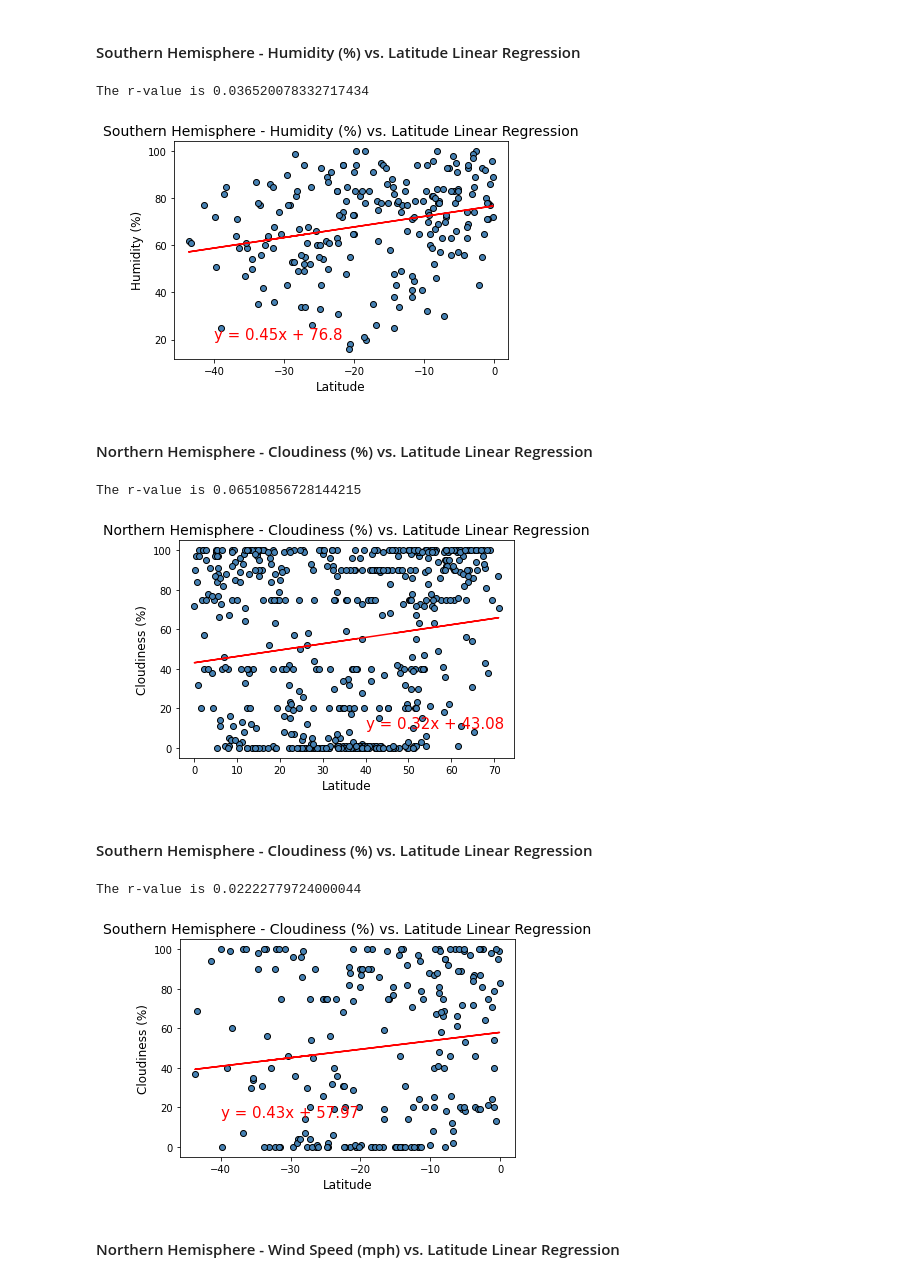
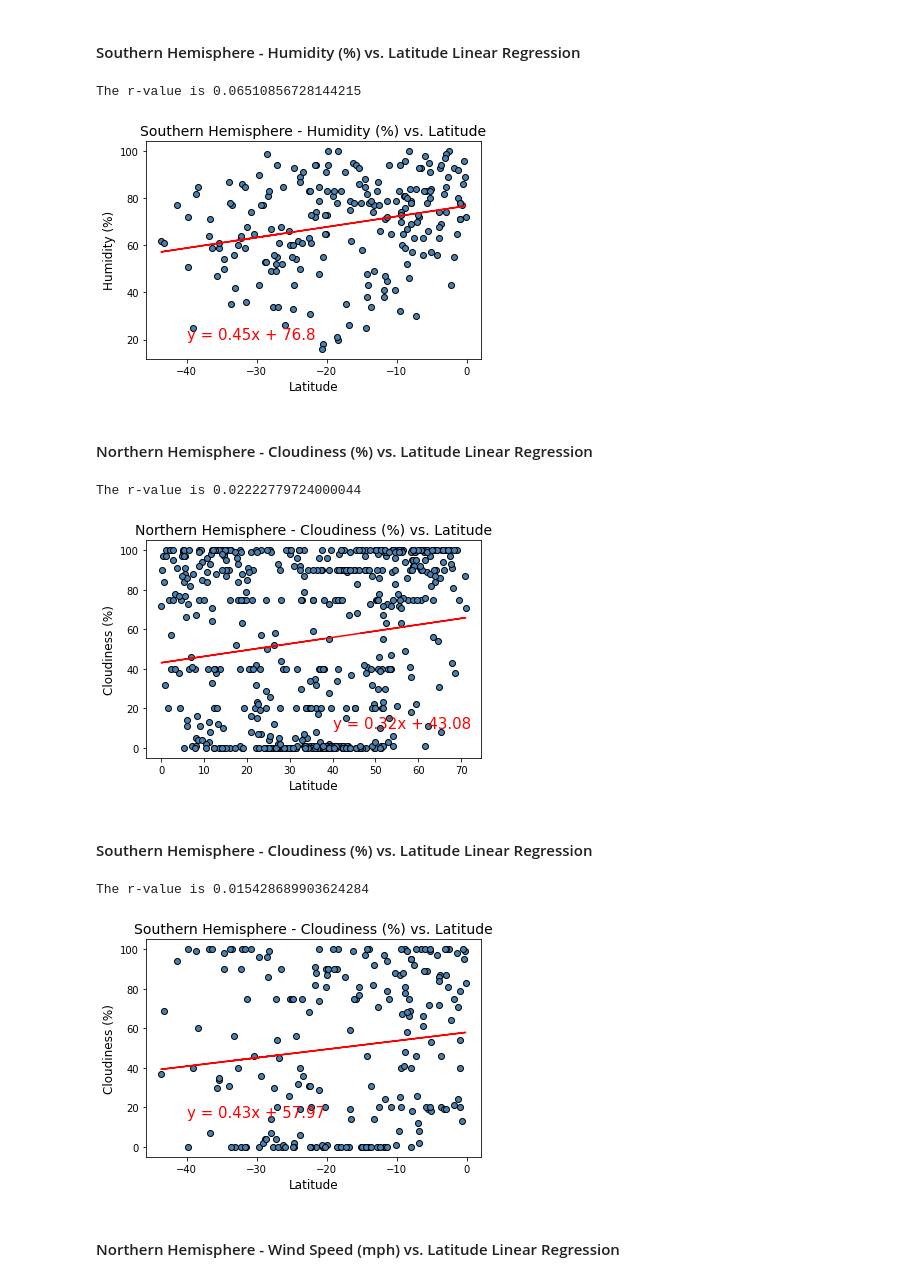
Before and after one commit to karimova/UCI_HW_Karimova, a Jupyter notebook: 06-Python-API-Challenge/WeatherPy/WeatherPy_solved.ipynb, the cells around one changed output. Cells and saved outputs as stored; diff of their text form; code cells hidden in the pictures.

```diff
--- a/06-Python-API-Challenge/WeatherPy/WeatherPy_solved.ipynb
+++ b/06-Python-API-Challenge/WeatherPy/WeatherPy_solved.ipynb
@@ -487,47 +487,46 @@ The r-value is 0.29777248084213165
 # %%
 x_axis = south_hemisphere['Lat']
 y_axis = south_hemisphere["Humidity"]
 
+#Plot
+(slope, intercept, rvalue, pvalue, stderr) = linregress(x_axis, y_axis)
 #R-value:
 print(f"The r-value is {rvalue**2}")
 
-#Plot
-(slope, intercept, rvalue, pvalue, stderr) = linregress(x_axis, y_axis)
 
 regress_values = x_axis * slope + intercept
 line_eq = "y = " + str(round(slope,2)) + "x + " + str(round(intercept,2))
 plt.scatter(x_axis,y_axis, facecolor = "steelblue", edgecolor = "black")
 plt.plot(x_axis,regress_values,"r-")
 plt.annotate(line_eq,(-40,20),fontsize=15,color="red")
-plt.title('Southern Hemisphere - Humidity (%) vs. Latitude Linear Regression',fontsize=(14))
+plt.title('Southern Hemisphere - Humidity (%) vs. Latitude',fontsize=(14))
 plt.ylabel('Humidity (%)',fontsize=(12))
 plt.xlabel('Latitude',fontsize=(12))
 
 # Save the plotted figure as .pngs
 plt.savefig("Images/Southern_Hemisphere_City_Latitude_vs_Humidity.png")
 
 plt.show()
 # %% [output]
-The r-value is 0.036520078332717434
+The r-value is 0.06510856728144215
-[figure, old version]
+[figure, new version]
 # %% [markdown]
 ####  Northern Hemisphere - Cloudiness (%) vs. Latitude Linear Regression
 # %%
 x_axis = north_hemisphere['Lat']
 y_axis = north_hemisphere["Cloudiness"]
 
+#Plot
+(slope, intercept, rvalue, pvalue, stderr) = linregress(x_axis, y_axis)
 #R-value:
 print(f"The r-value is {rvalue**2}")
-
-#Plot
-(slope, intercept, rvalue, pvalue, stderr) = linregress(x_axis, y_axis)
 
 regress_values = x_axis * slope + intercept
 line_eq = "y = " + str(round(slope,2)) + "x + " + str(round(intercept,2))
 plt.scatter(x_axis,y_axis, facecolor = "steelblue", edgecolor = "black")
 plt.plot(x_axis,regress_values,"r-")
 plt.annotate(line_eq,(40,10),fontsize=15,color="red")
-plt.title('Northern Hemisphere - Cloudiness (%) vs. Latitude Linear Regression',fontsize=(14))
+plt.title('Northern Hemisphere - Cloudiness (%) vs. Latitude',fontsize=(14))
 plt.ylabel('Cloudiness (%)',fontsize=(12))
 plt.xlabel('Latitude',fontsize=(12))
 
@@ -536,26 +535,25 @@ plt.savefig("Images/Northern_Hemisphere_City_Latitude_vs_Cloudiness.png")
 
 plt.show()
 # %% [output]
-The r-value is 0.06510856728144215
+The r-value is 0.02222779724000044
-[figure, old version]
+[figure, new version]
 # %% [markdown]
 ####  Southern Hemisphere - Cloudiness (%) vs. Latitude Linear Regression
 # %%
 x_axis = south_hemisphere['Lat']
 y_axis = south_hemisphere["Cloudiness"]
 
+#Plot
+(slope, intercept, rvalue, pvalue, stderr) = linregress(x_axis, y_axis)
 #R-value:
 print(f"The r-value is {rvalue**2}")
-
-#Plot
-(slope, intercept, rvalue, pvalue, stderr) = linregress(x_axis, y_axis)
 
 regress_values = x_axis * slope + intercept
 line_eq = "y = " + str(round(slope,2)) + "x + " + str(round(intercept,2))
 plt.scatter(x_axis,y_axis, facecolor = "steelblue", edgecolor = "black")
 plt.plot(x_axis,regress_values,"r-")
 plt.annotate(line_eq,(-40,15),fontsize=15,color="red")
-plt.title('Southern Hemisphere - Cloudiness (%) vs. Latitude Linear Regression',fontsize=(14))
+plt.title('Southern Hemisphere - Cloudiness (%) vs. Latitude',fontsize=(14))
 plt.ylabel('Cloudiness (%)',fontsize=(12))
 plt.xlabel('Latitude',fontsize=(12))
 
@@ -564,8 +562,8 @@ plt.savefig("Images/Southern_Hemisphere_City_Latitude_vs_Cloudiness.png")
 
 plt.show()
 # %% [output]
-The r-value is 0.02222779724000044
+The r-value is 0.015428689903624284
-[figure, old version]
+[figure, new version]
 # %% [markdown]
 ####  Northern Hemisphere - Wind Speed (mph) vs. Latitude Linear Regression
 # %%
```
Also changed, not shown: parts of 6 cells of this notebook.
